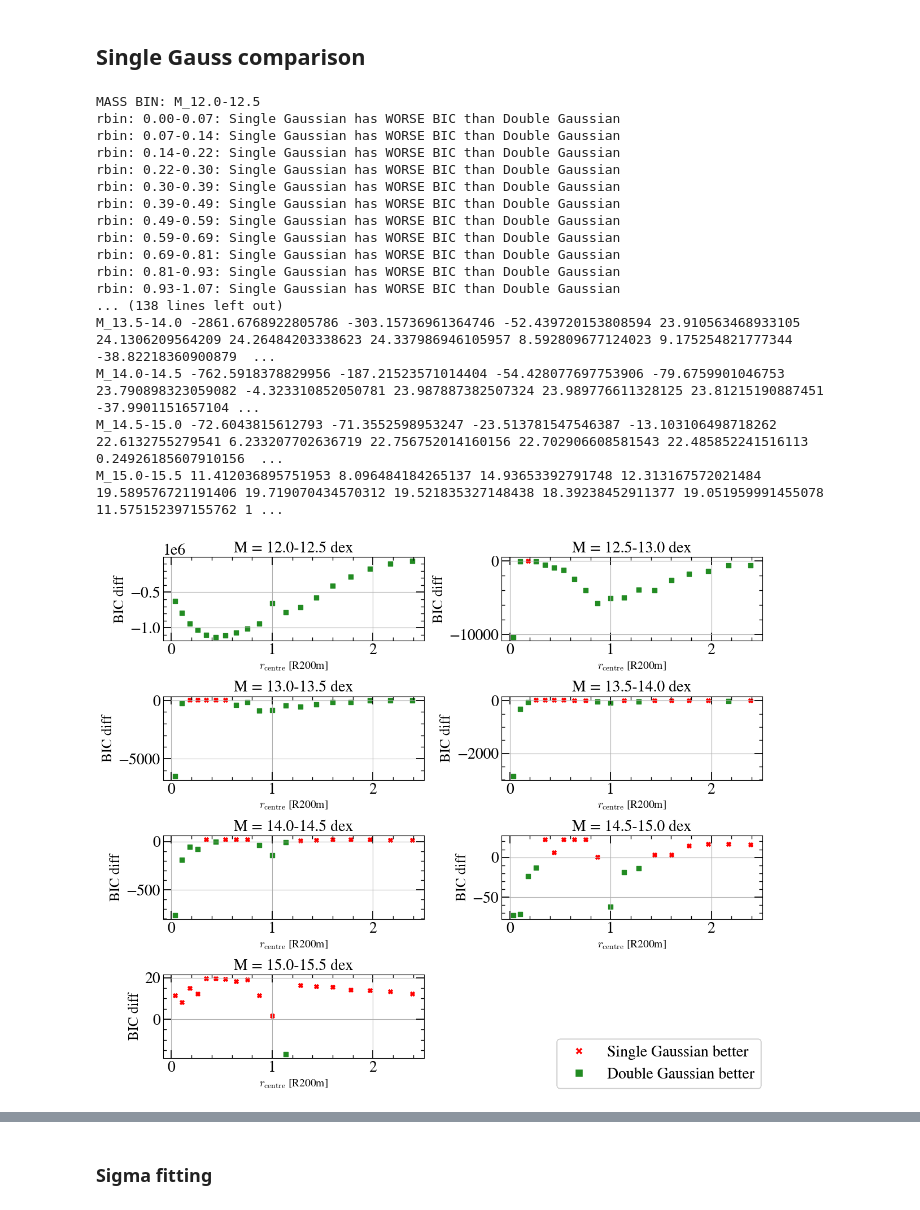
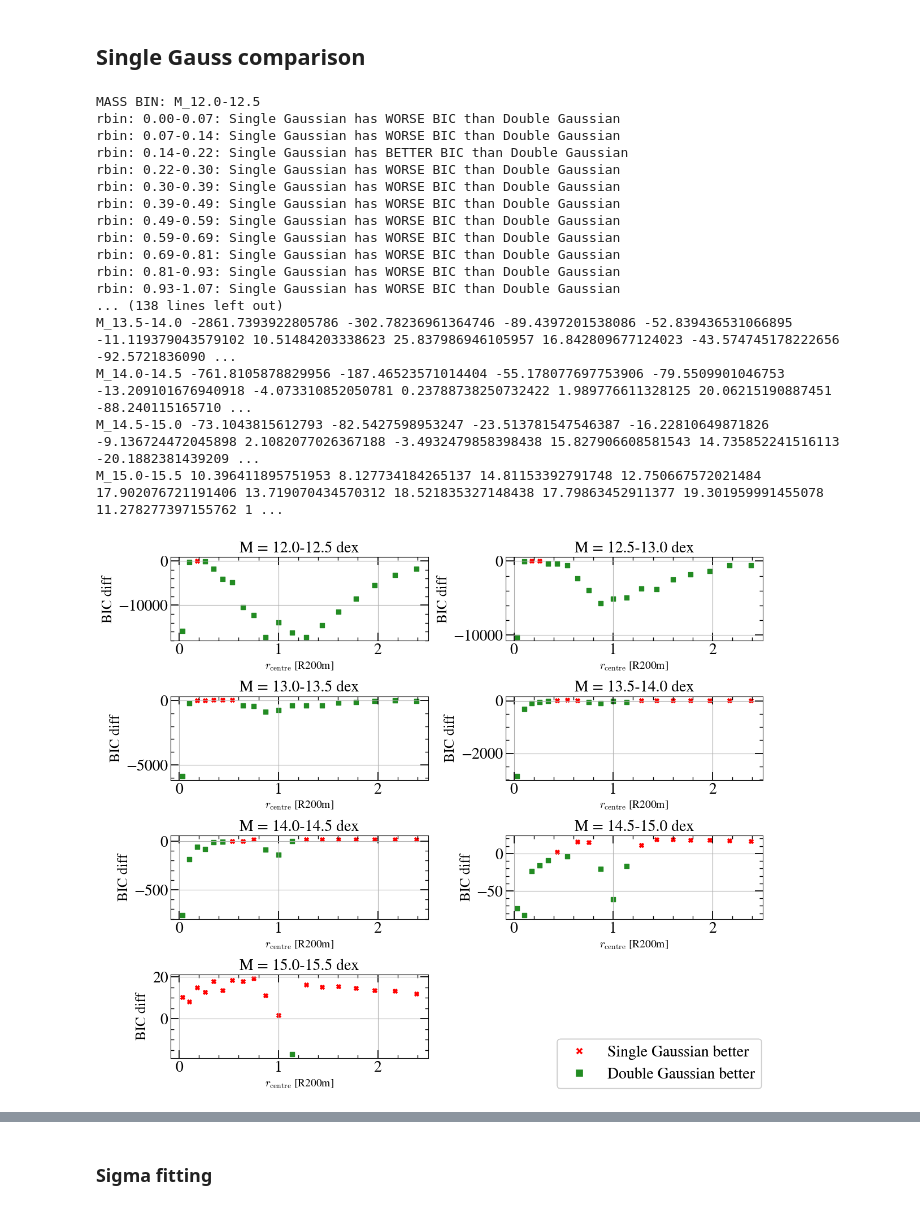
Before and after one commit to TimvdVuurst/MRP_vdvuurst, a Jupyter notebook: notebooks/onehalo_functional_forms.ipynb, the cells around one changed output, grey strips where cells are left out. Saved outputs shown, nothing was run; the diff lists cells and outputs as text; code cells hidden in the pictures.

```diff
--- a/notebooks/onehalo_functional_forms.ipynb
+++ b/notebooks/onehalo_functional_forms.ipynb
@@ -381,8 +381,8 @@ def compare_models(range_str = None, mode = 'both',single_better_border = 0.):
             else:
                 mass_bin_dict_single = mass_dict_single_gaussian[key]
 
-            L_double = np.float64(mass_bin_dict['likelihood'])
-            L_single = np.float64(mass_bin_dict_single['likelihood'])
+            L_double = -1* np.float64(mass_bin_dict['likelihood'])
+            L_single = -1* np.float64(mass_bin_dict_single['likelihood'])
 
             BIC_double = BIC(L_double, mass_bin_dict['N'], 3)
             BIC_single = BIC(L_single, mass_bin_dict_single['N'], 1)
@@ -392,7 +392,7 @@ def compare_models(range_str = None, mode = 'both',single_better_border = 0.):
 
             print(f'MASS BIN: {key}')
             for j,r_centre in enumerate(rbin_centers):
-                if L_double[j] == -np.inf or L_double[j] == 0.:
+                if L_double[j] == np.inf or L_double[j] == 0.:
                     continue
                 print(f'rbin: {rbins[j]:.2f}-{rbins[j+1]:.2f}: Single Gaussian has {'BETTER' if single_better_mask[j] else 'WORSE'} BIC than Double Gaussian')
             print()
@@ -400,7 +400,6 @@ def compare_models(range_str = None, mode = 'both',single_better_border = 0.):
             ax = axes[np.unravel_index(i, shape = (4,2))]
             ax.scatter(rbin_centers, BIC_double, color = 'black', label = '' if i != 6 else 'Double Gaussian', s = 5)
             ax.scatter(rbin_centers, BIC_single, color = 'red', label = '' if i != 6 else 'Single Gaussian', s = 5)
-            # ax.set_ylabel(r'$-\log_{10}(\mathcal{L}_{\mathrm{max}})$', fontsize =18)
             ax.set_ylabel(r'BIC', fontsize =18)
             ax.set_xlabel(r'$r_{\mathrm{centre}}$ [Mpc]', fontsize =18)
             if i == 6:
@@ -424,8 +423,8 @@ def compare_models(range_str = None, mode = 'both',single_better_border = 0.):
             else:
                 mass_bin_dict_single = mass_dict_single_gaussian[key]
 
-            L_double = np.float64(mass_bin_dict['likelihood'])
-            L_single = np.float64(mass_bin_dict_single['likelihood'])
+            L_double = -1 * np.float64(mass_bin_dict['likelihood'])
+            L_single = -1 * np.float64(mass_bin_dict_single['likelihood'])
 
             BIC_double = BIC(L_double, mass_bin_dict['N'], 3)
             BIC_single = BIC(L_single, mass_bin_dict_single['N'], 1)
@@ -434,13 +433,6 @@ def compare_models(range_str = None, mode = 'both',single_better_border = 0.):
 
             single_better_mask = BIC_diff >= single_better_border
             single_better_dict[key] = single_better_mask
-
-
-            # Log(L) is a negative number which we want to MAXIMIZE (i.e. as close to 0 as possible because it wont be positive). Therefore we want -log(L) as
-            # SMALL as possible (again, as close to 0 as possible but now from a positive number).
-            # So, if L_double / L_single is smaller than one that means L_single is larger which means it is a WORSE likelihood since they are neg_log_L now
-            # L_diff = L_double - L_single
-            # L_diff[L_diff == 0.] = np.nan
 
 
 
@@ -465,39 +457,39 @@ def compare_models(range_str = None, mode = 'both',single_better_border = 0.):
             legend_elements = [Line2D([0], [0], marker='X', color='white', label='Single Gaussian better',markerfacecolor='red', markersize=10),
                                Line2D([0], [0], marker='s', color='white', label='Double Gaussian better', markerfacecolor='forestgreen', markersize=10)]
             fig.legend(handles = legend_elements, loc = 'lower right')
             ax.grid()
             ax.set_title(key.replace('_',' = ')+' dex', fontsize = 20)
 
         axes[np.unravel_index(7, (4,2))].remove()
         fig.tight_layout()
         plt.show()
 
 
 
     return single_better_dict
 
 
 
 single_better_dict = compare_models(mode = 'both')
 # %% [output]
 MASS BIN: M_12.0-12.5
 rbin: 0.00-0.07: Single Gaussian has WORSE BIC than Double Gaussian
 rbin: 0.07-0.14: Single Gaussian has WORSE BIC than Double Gaussian
-rbin: 0.14-0.22: Single Gaussian has WORSE BIC than Double Gaussian
+rbin: 0.14-0.22: Single Gaussian has BETTER BIC than Double Gaussian
 rbin: 0.22-0.30: Single Gaussian has WORSE BIC than Double Gaussian
 rbin: 0.30-0.39: Single Gaussian has WORSE BIC than Double Gaussian
 rbin: 0.39-0.49: Single Gaussian has WORSE BIC than Double Gaussian
 rbin: 0.49-0.59: Single Gaussian has WORSE BIC than Double Gaussian
 rbin: 0.59-0.69: Single Gaussian has WORSE BIC than Double Gaussian
 rbin: 0.69-0.81: Single Gaussian has WORSE BIC than Double Gaussian
 rbin: 0.81-0.93: Single Gaussian has WORSE BIC than Double Gaussian
 rbin: 0.93-1.07: Single Gaussian has WORSE BIC than Double Gaussian
 ... (138 lines left out)
-M_13.5-14.0 -2861.6768922805786 -303.15736961364746 -52.439720153808594 23.910563468933105 24.1306209564209 24.26484203338623 24.337986946105957 8.592809677124023 9.175254821777344 -38.82218360900879  ...
-M_14.0-14.5 -762.5918378829956 -187.21523571014404 -54.428077697753906 -79.6759901046753 23.790898323059082 -4.323310852050781 23.987887382507324 23.989776611328125 23.81215190887451 -37.9901151657104 ...
-M_14.5-15.0 -72.6043815612793 -71.3552598953247 -23.513781547546387 -13.103106498718262 22.6132755279541 6.233207702636719 22.756752014160156 22.702906608581543 22.485852241516113 0.24926185607910156  ...
-M_15.0-15.5 11.412036895751953 8.096484184265137 14.93653392791748 12.313167572021484 19.589576721191406 19.719070434570312 19.521835327148438 18.39238452911377 19.051959991455078 11.575152397155762 1 ...
+M_13.5-14.0 -2861.7393922805786 -302.78236961364746 -89.4397201538086 -52.839436531066895 -11.119379043579102 10.51484203338623 25.837986946105957 16.842809677124023 -43.574745178222656 -92.5721836090 ...
+M_14.0-14.5 -761.8105878829956 -187.46523571014404 -55.178077697753906 -79.5509901046753 -13.209101676940918 -4.073310852050781 0.23788738250732422 1.989776611328125 20.06215190887451 -88.240115165710 ...
+M_14.5-15.0 -73.1043815612793 -82.5427598953247 -23.513781547546387 -16.22810649871826 -9.136724472045898 2.1082077026367188 -3.4932479858398438 15.827906608581543 14.735852241516113 -20.1882381439209 ...
+M_15.0-15.5 10.396411895751953 8.127734184265137 14.81153392791748 12.750667572021484 17.902076721191406 13.719070434570312 18.521835327148438 17.79863452911377 19.301959991455078 11.278277397155762 1 ...
-[figure, old version]
+[figure, new version]
 # %%
 def inverse_func(x, a, b):
     return a/x + b
```
Also changed, not shown: parts of 7 cells of this notebook, 18 other files.
